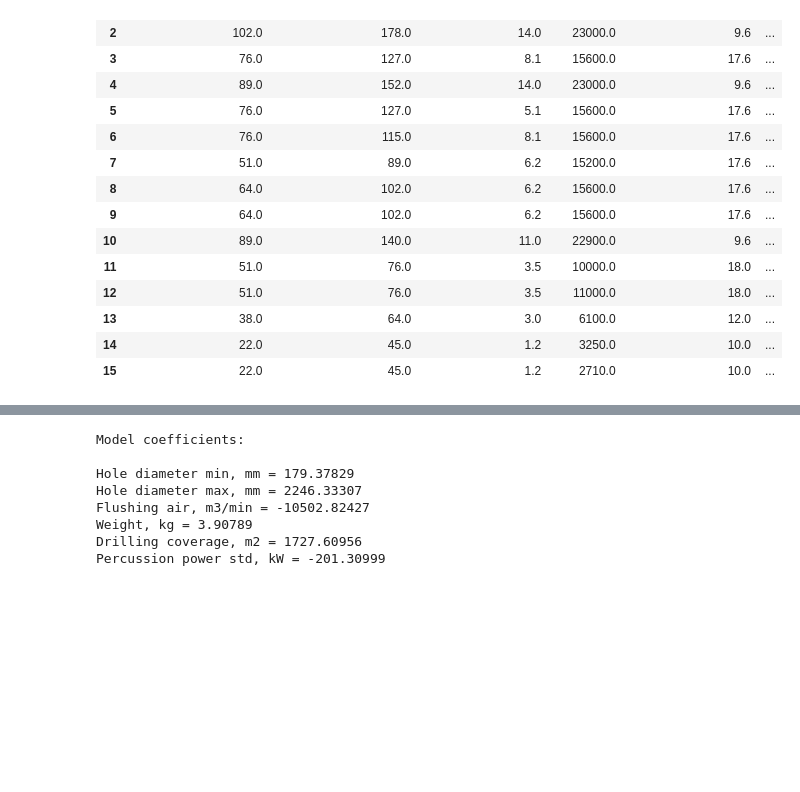
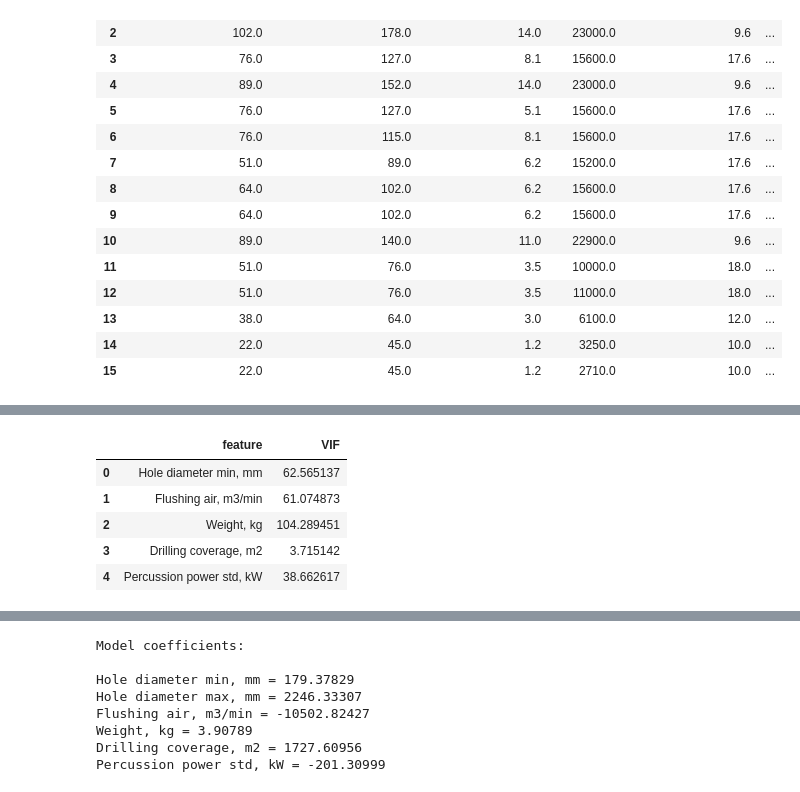
Before and after one commit to ilijavishinov/price-forecasting, a Jupyter notebook: price_opt/price_management.ipynb, the cells around one changed output, grey strips where cells are left out. Cells and saved outputs as stored; diff of their text form; code cells hidden in the pictures; blank space fills up the shorter version.

```diff
--- a/price_opt/price_management.ipynb
+++ b/price_opt/price_management.ipynb
@@ -74,0 +83,9 @@ relevant
+# %%
+price_opt_utils.calc_vif(X.drop(['Hole diameter max, mm'], axis = 1))
+# %% [output]
+|  | feature | VIF |
+| 0 | Hole diameter min, mm | 62.565137 |
+| 1 | Flushing air, m3/min | 61.074873 |
+| 2 | Weight, kg | 104.289451 |
+| 3 | Drilling coverage, m2 | 3.715142 |
+| 4 | Percussion power std, kW | 38.662617 |
```
Also changed, not shown: parts of 11 cells of this notebook, 1 other file.
